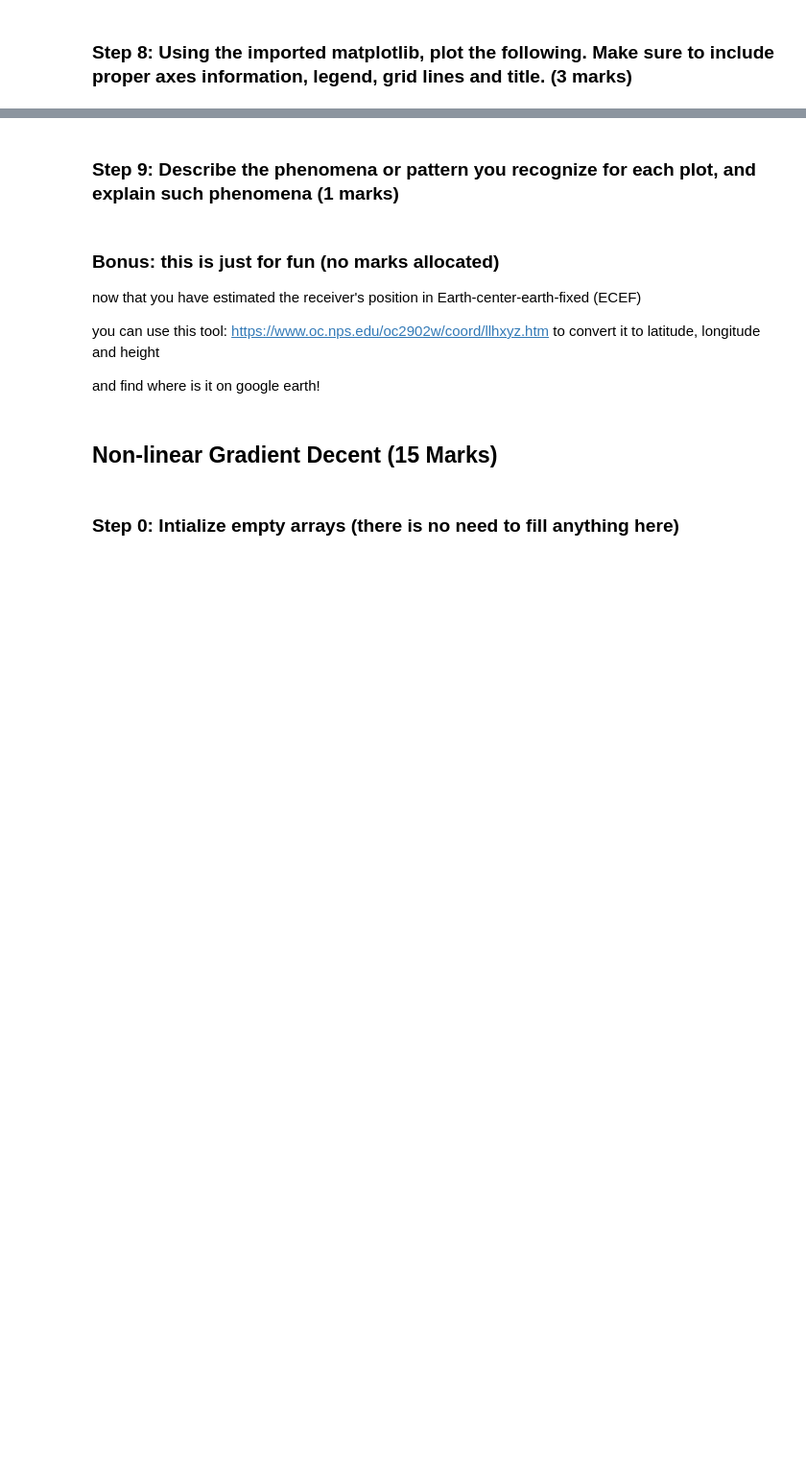
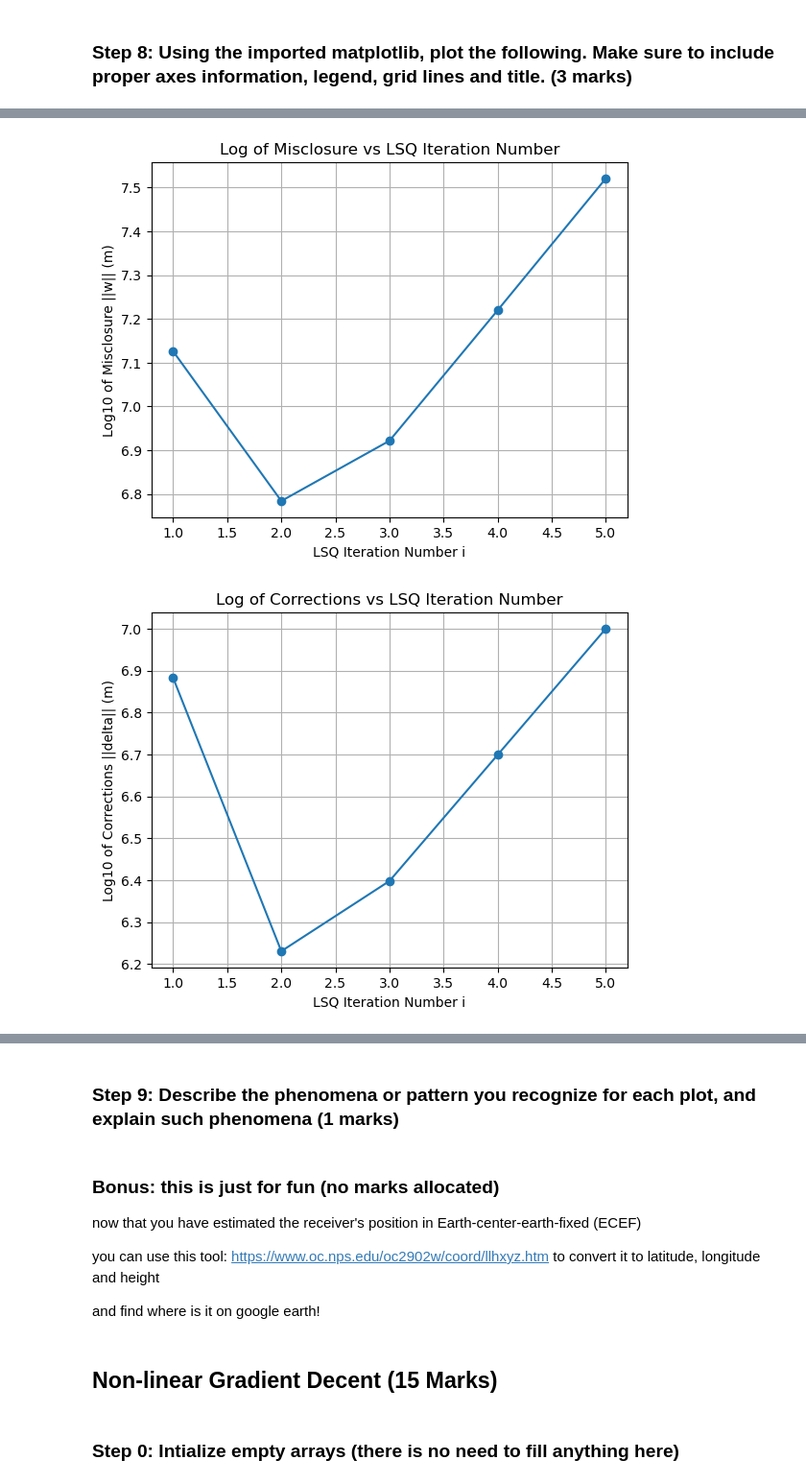
Before and after one commit to caydincleland/ENGG680_2025_Fall_group8Fork, a Jupyter notebook: assignment2/Assignment2_Upload.ipynb, the cells around one changed output, grey strips where cells are left out. Shown at 96% size. Saved outputs shown, nothing was run; the diff lists cells and outputs as text; code cells hidden in the pictures; blank space fills up the shorter version.

```diff
--- a/assignment2/Assignment2_Upload.ipynb
+++ b/assignment2/Assignment2_Upload.ipynb
@@ -167,5 +167,4 @@ arr_w = []
 arr_delta=[]
 arr_err_pos = []
 arr_i = []
-x_hat =x_0+2.4e7
-print(f'Initial guess: x_hat:\n {x_hat}')
+x_hat =x_0
@@ -273,7 +266,8 @@ define the convergence criteria for the 'while' loop
 the convergence criteria is that the corrections delta are less than 0.008 (i.e., <0.1 m), for receiver's position x,y,z part
 # %%
 max_iterations = 100
-while np.max(np.abs(delta[:3])) > 1 and i < max_iterations:  # 0.008:#convergence criteria:
+
+while np.max(np.abs(delta[:3])) > 0.008 and i < max_iterations:  # 0.008:#convergence criteria:
 
        # compute the geometri distance between Satellites and receiver, using the euclidean_norm function we just defined
        # (0.5 marks)
@@ -302,7 +296,7 @@ while np.max(np.abs(delta[:3])) > 1 and i < max_iterations:  # 0.008:#convergenc
 
        # update the states
 
-       x_hat = x_hat+delta
+       x_hat = x_hat-delta
 
 
        # compute the position error from using the updated states against groundtruth
@@ -323,9 +317,7 @@ while np.max(np.abs(delta[:3])) > 1 and i < max_iterations:  # 0.008:#convergenc
 
 
 
-print(f'Shape of delta: {np.shape(delta)}')
-print(f'delta: {delta}')
-print(f'Unknowns: {x_hat}')
+
 
 # After convergence, compute the A Posteriori Variance of Unit Weight
 # (0.5 marks)
@@ -336,7 +328,5 @@ apv = (v.T@ P @ v)/(n-m)
 # (0.5 marks)
 Ninv = np.linalg.pinv(A.T @ P @ A)
 C_x_hat = apv*Ninv
-
-print(f'Iterations: {i}')
 # %% [output]
 Differencees in xyz:
@@ -432,0 +460,35 @@ print(f'number of iterations to converge: {i}')
+# %%
+# 1. Plot log of the misclosure w against the LSQ iteration number i
+# (1 marks)
+plt.figure()
+
+plt.plot(arr_i, np.log10([np.linalg.norm(j) for j in arr_w]), marker='o')
+plt.xlabel('LSQ Iteration Number i')
+plt.ylabel('Log10 of Misclosure ||w|| (m)')
+plt.title('Log of Misclosure vs LSQ Iteration Number')
+plt.grid()
+plt.show()
+
+
+# 2. Plot log of the corrections delta against the LSQ iteration number i
+# (1 marks)
+plt.figure()
+plt.plot(arr_i, np.log10([np.linalg.norm(j) for j in arr_delta]), marker='o')
+plt.xlabel('LSQ Iteration Number i')
+plt.ylabel('Log10 of Corrections ||delta|| (m)')
+plt.title('Log of Corrections vs LSQ Iteration Number')
+plt.grid()
+plt.show()
+
+# 3. Plot log of the 3D position errors against the LSQ iteration number i
+# (1 marks)
+plt.figure()
+plt.plot(arr_i, np.log10([np.linalg.norm(j) for j in arr_err_pos]), marker='o')
+plt.xlabel('LSQ Iteration Number i')
+plt.ylabel('Log10 of 3D Position Errors ||err_pos|| (m)')
+plt.title('Log of 3D Position Errors vs LSQ Iteration Number')
+plt.grid()
+plt.show()
+# %% [output]
+[figure, added]
+[figure, added]
```
Also changed, not shown: parts of 11 cells of this notebook.
